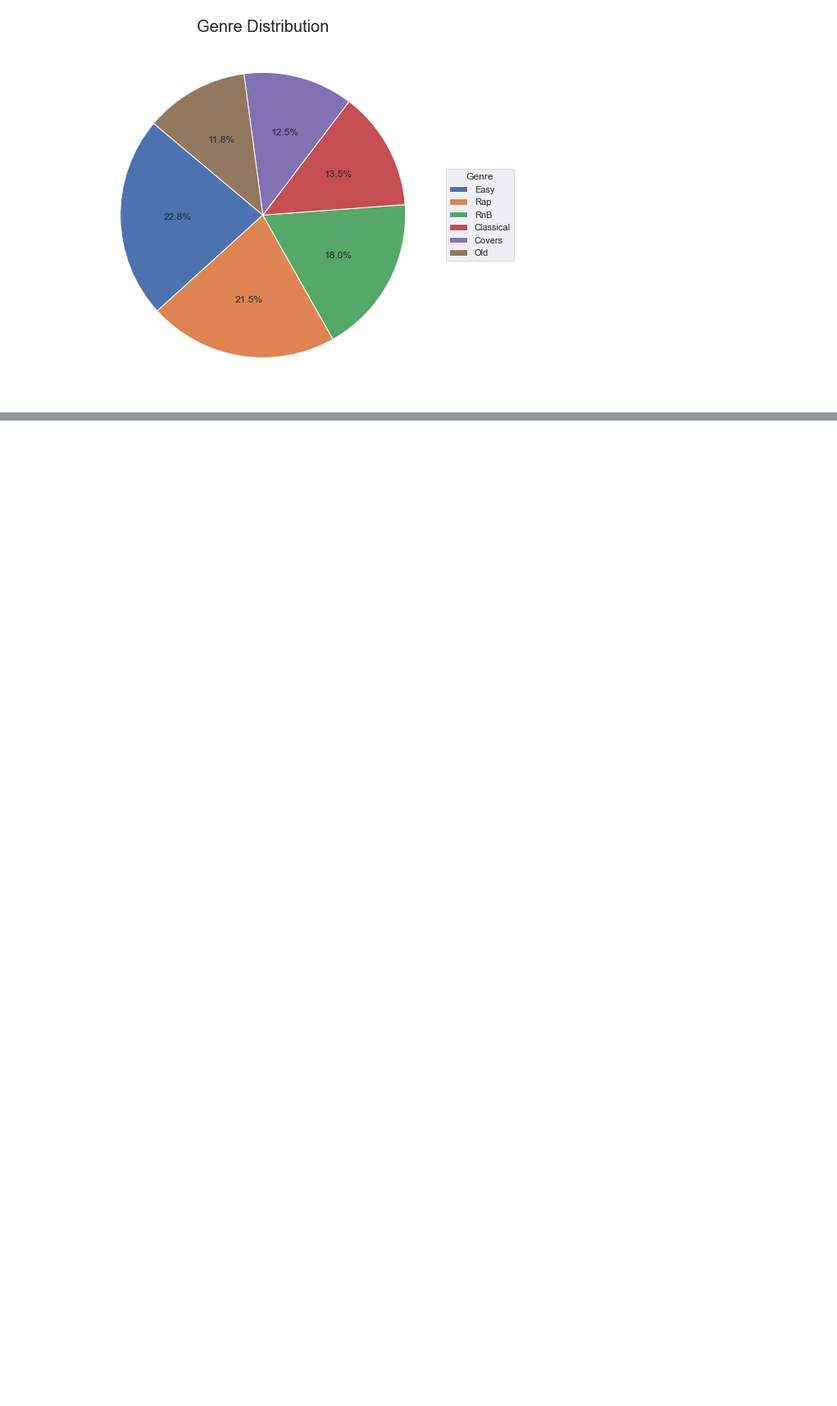
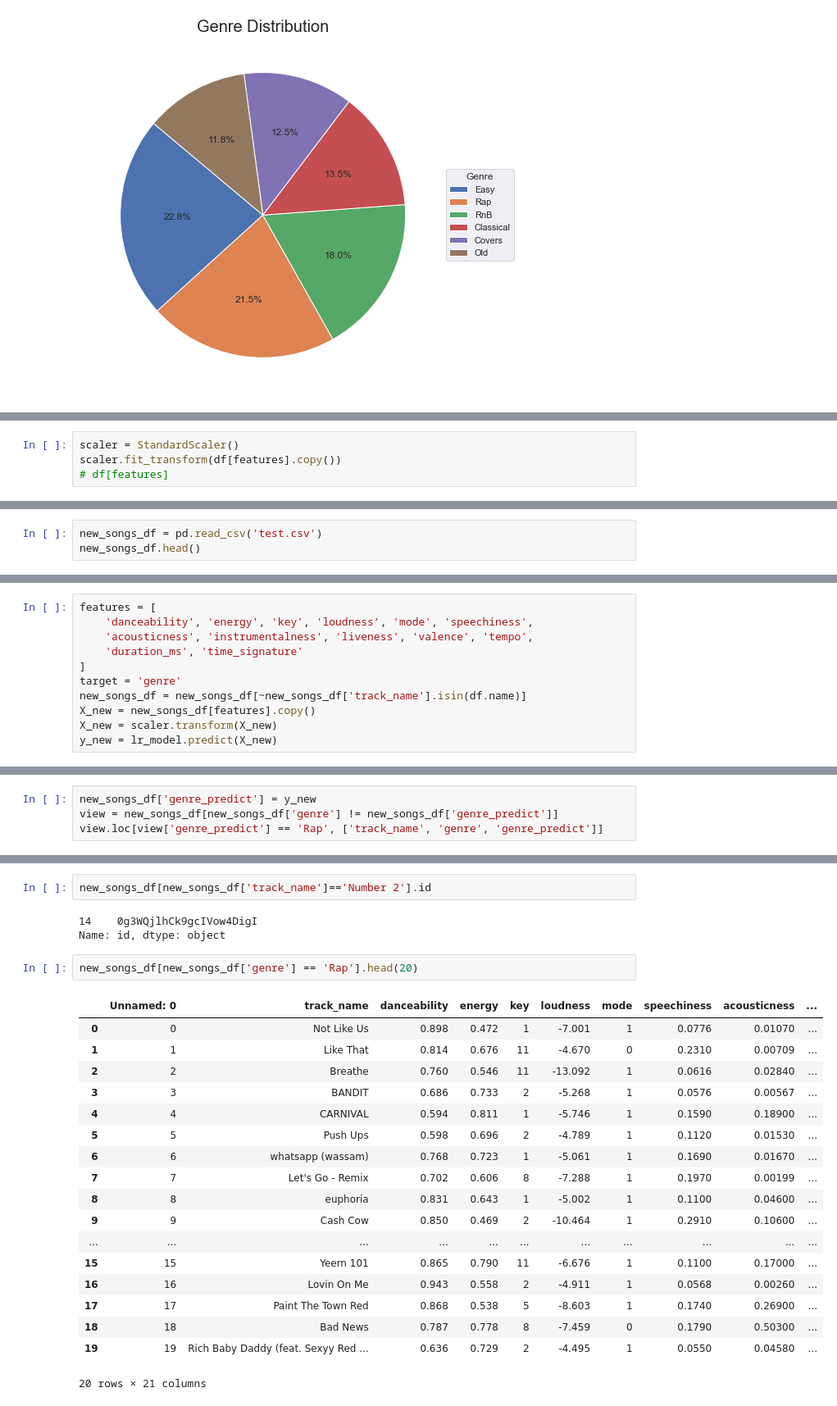
Before and after one commit to atjhin/recommendations_system, a Jupyter notebook: Untitled.ipynb, the cells around one changed output, grey strips where cells are left out. Shown at 82% size. Drawn from its saved outputs; the diff is of its cells as text; blank space fills up the shorter version.

```diff
--- a/Untitled.ipynb
+++ b/Untitled.ipynb
@@ -48,0 +323,4 @@ df.shape
+# %%
+scaler = StandardScaler()
+scaler.fit_transform(df[features].copy())
+# df[features]
@@ -48,0 +343,3 @@ df.shape
+# %%
+new_songs_df = pd.read_csv('test.csv')
+new_songs_df.head()
@@ -48,0 +354,11 @@ df.shape
+# %%
+features = [
+    'danceability', 'energy', 'key', 'loudness', 'mode', 'speechiness',
+    'acousticness', 'instrumentalness', 'liveness', 'valence', 'tempo',
+    'duration_ms', 'time_signature'
+]
+target = 'genre'
+new_songs_df = new_songs_df[~new_songs_df['track_name'].isin(df.name)]
+X_new = new_songs_df[features].copy()
+X_new = scaler.transform(X_new)
+y_new = lr_model.predict(X_new)
@@ -48,0 +408,4 @@ df.shape
+# %%
+new_songs_df['genre_predict'] = y_new
+view = new_songs_df[new_songs_df['genre'] != new_songs_df['genre_predict']]
+view.loc[view['genre_predict'] == 'Rap', ['track_name', 'genre', 'genre_predict']]
@@ -48,0 +430,26 @@ df.shape
+# %%
+new_songs_df[new_songs_df['track_name']=='Number 2'].id
+# %% [output]
+14    0g3WQjlhCk9gcIVow4DigI
+Name: id, dtype: object
+# %%
+new_songs_df[new_songs_df['genre'] == 'Rap'].head(20)
+# %% [output]
+|  | Unnamed: 0 | track_name | danceability | energy | key | loudness | mode | speechiness | acousticness | ... |
+| 0 | 0 | Not Like Us | 0.898 | 0.472 | 1 | -7.001 | 1 | 0.0776 | 0.01070 | ... |
+| 1 | 1 | Like That | 0.814 | 0.676 | 11 | -4.670 | 0 | 0.2310 | 0.00709 | ... |
+| 2 | 2 | Breathe | 0.760 | 0.546 | 11 | -13.092 | 1 | 0.0616 | 0.02840 | ... |
+| 3 | 3 | BANDIT | 0.686 | 0.733 | 2 | -5.268 | 1 | 0.0576 | 0.00567 | ... |
+| 4 | 4 | CARNIVAL | 0.594 | 0.811 | 1 | -5.746 | 1 | 0.1590 | 0.18900 | ... |
+| 5 | 5 | Push Ups | 0.598 | 0.696 | 2 | -4.789 | 1 | 0.1120 | 0.01530 | ... |
+| 6 | 6 | whatsapp (wassam) | 0.768 | 0.723 | 1 | -5.061 | 1 | 0.1690 | 0.01670 | ... |
+| 7 | 7 | Let's Go - Remix | 0.702 | 0.606 | 8 | -7.288 | 1 | 0.1970 | 0.00199 | ... |
+| 8 | 8 | euphoria | 0.831 | 0.643 | 1 | -5.002 | 1 | 0.1100 | 0.04600 | ... |
+| 9 | 9 | Cash Cow | 0.850 | 0.469 | 2 | -10.464 | 1 | 0.2910 | 0.10600 | ... |
+| ... | ... | ... | ... | ... | ... | ... | ... | ... | ... | ... |
+| 15 | 15 | Yeern 101 | 0.865 | 0.790 | 11 | -6.676 | 1 | 0.1100 | 0.17000 | ... |
+| 16 | 16 | Lovin On Me | 0.943 | 0.558 | 2 | -4.911 | 1 | 0.0568 | 0.00260 | ... |
+| 17 | 17 | Paint The Town Red | 0.868 | 0.538 | 5 | -8.603 | 1 | 0.1740 | 0.26900 | ... |
+| 18 | 18 | Bad News | 0.787 | 0.778 | 8 | -7.459 | 0 | 0.1790 | 0.50300 | ... |
+| 19 | 19 | Rich Baby Daddy (feat. Sexyy Red ... | 0.636 | 0.729 | 2 | -4.495 | 1 | 0.0550 | 0.04580 | ... |
+20 rows × 21 columns
```
Also changed, not shown: parts of 32 cells of this notebook, 3 other files.
